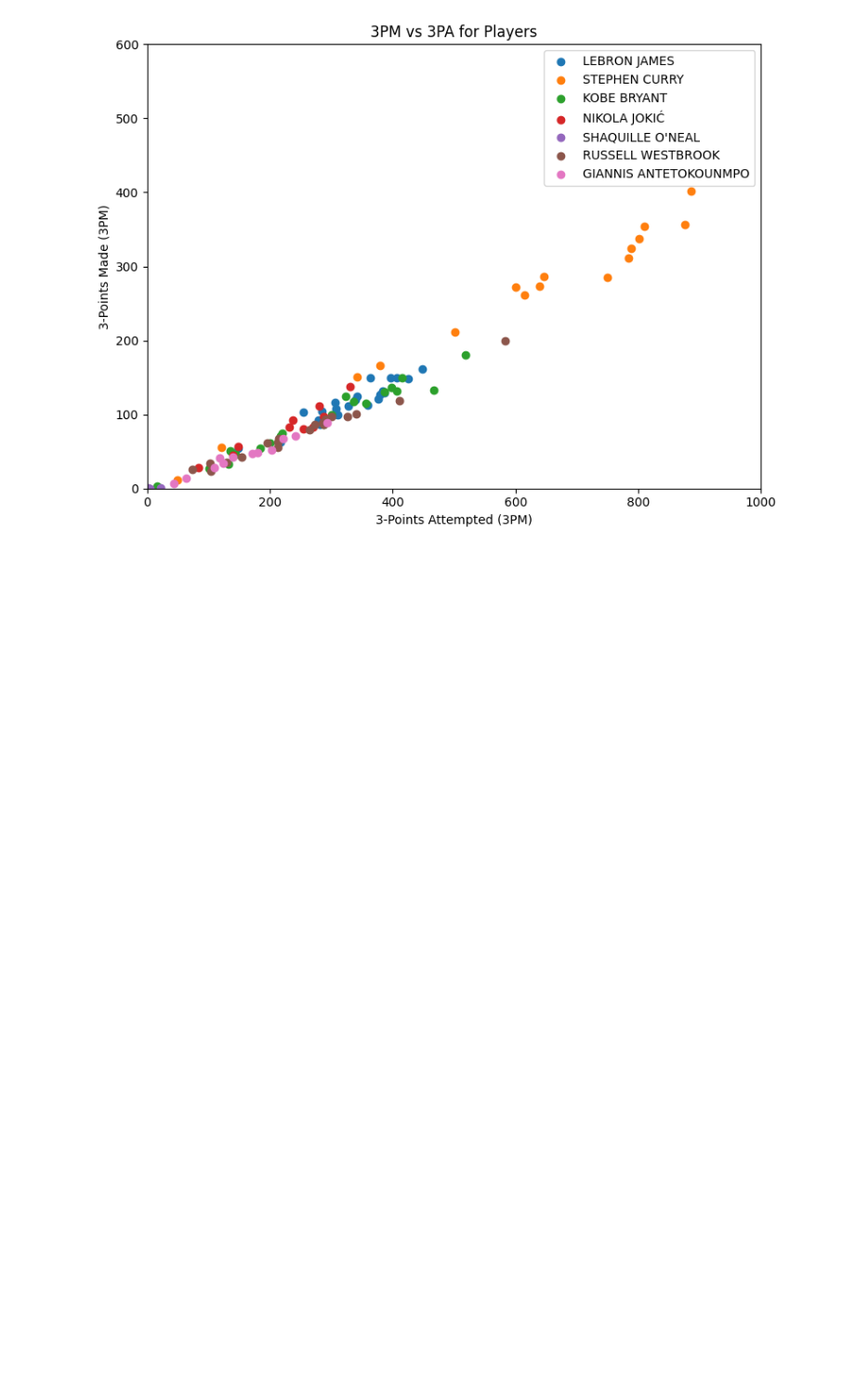
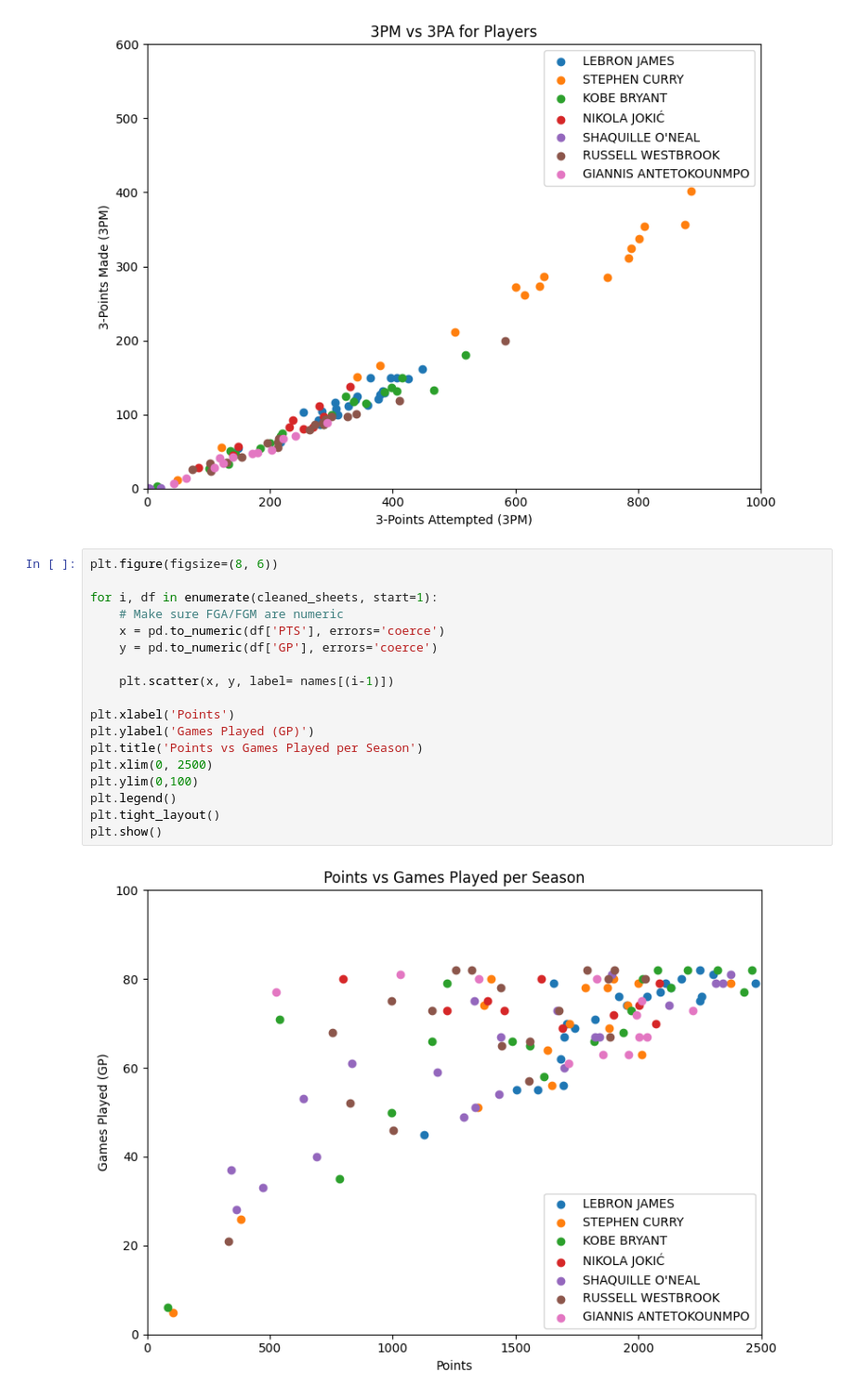
Before and after one commit to jfiel5/310-Final-Project, a Jupyter notebook: Untitled-1_sam.ipynb, the cells around one changed output. Shown at 93% size. Cells and saved outputs as stored; diff of their text form; blank space fills up the shorter version.

```diff
--- a/Untitled-1_sam.ipynb
+++ b/Untitled-1_sam.ipynb
@@ -336,3 +337,23 @@ plt.tight_layout()
 plt.show()
 # %% [output]
 [figure]
+# %%
+plt.figure(figsize=(8, 6))
+
+for i, df in enumerate(cleaned_sheets, start=1):
+    # Make sure FGA/FGM are numeric
+    x = pd.to_numeric(df['PTS'], errors='coerce')
+    y = pd.to_numeric(df['GP'], errors='coerce')
+
+    plt.scatter(x, y, label= names[(i-1)])
+
+plt.xlabel('Points')
+plt.ylabel('Games Played (GP)')
+plt.title('Points vs Games Played per Season')
+plt.xlim(0, 2500)
+plt.ylim(0,100)
+plt.legend()
+plt.tight_layout()
+plt.show()
+# %% [output]
+[figure, added]
```
Also changed, not shown: parts of 5 cells of this notebook, 1 other file.
